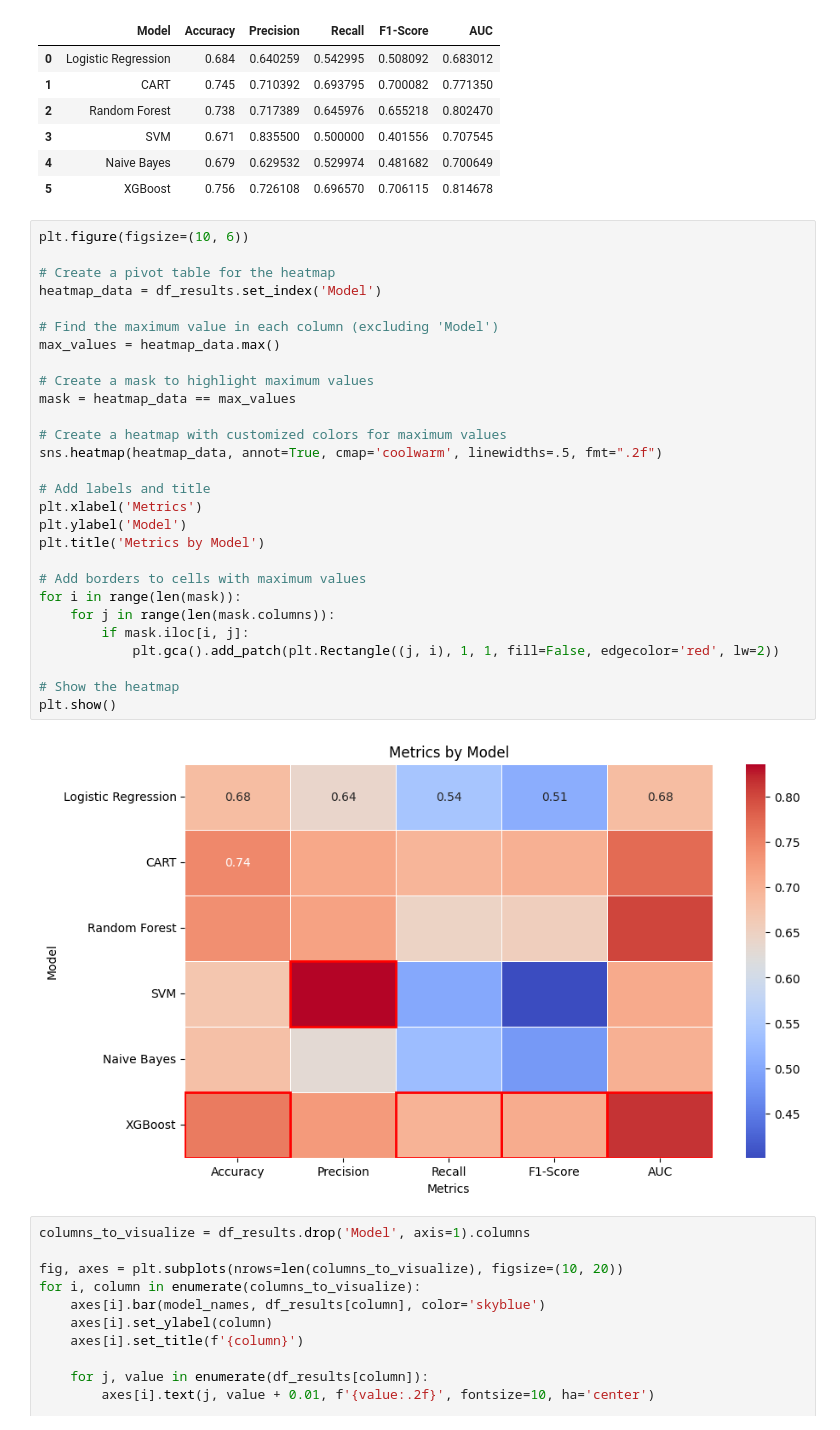
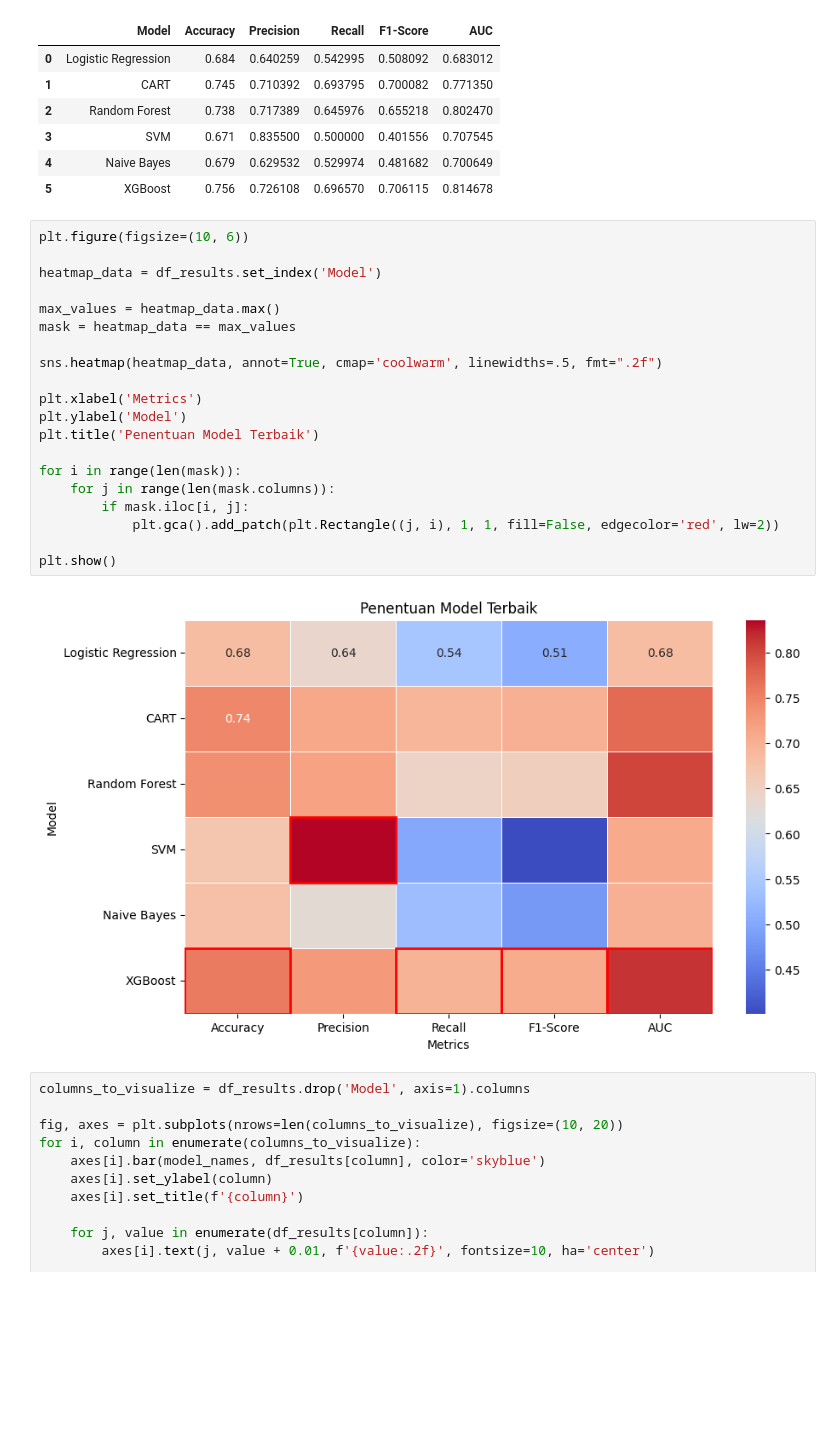
Before and after one commit to taufiksatrian/DigitalentKominfo, a Jupyter notebook: Modul4/Praktikum4.ipynb, the cells around one changed output. Drawn from its saved outputs; the diff is of its cells as text; blank space fills up the shorter version.

```diff
--- a/Modul4/Praktikum4.ipynb
+++ b/Modul4/Praktikum4.ipynb
@@ -304,33 +304,25 @@ df_results
 # %%
 plt.figure(figsize=(10, 6))
 
-# Create a pivot table for the heatmap
 heatmap_data = df_results.set_index('Model')
 
-# Find the maximum value in each column (excluding 'Model')
 max_values = heatmap_data.max()
-
-# Create a mask to highlight maximum values
 mask = heatmap_data == max_values
 
-# Create a heatmap with customized colors for maximum values
 sns.heatmap(heatmap_data, annot=True, cmap='coolwarm', linewidths=.5, fmt=".2f")
 
-# Add labels and title
 plt.xlabel('Metrics')
 plt.ylabel('Model')
-plt.title('Metrics by Model')
+plt.title('Penentuan Model Terbaik')
 
-# Add borders to cells with maximum values
 for i in range(len(mask)):
     for j in range(len(mask.columns)):
         if mask.iloc[i, j]:
             plt.gca().add_patch(plt.Rectangle((j, i), 1, 1, fill=False, edgecolor='red', lw=2))
 
-# Show the heatmap
 plt.show()
 # %% [output]
-[figure, old version]
+[figure, new version]
 # %%
 columns_to_visualize = df_results.drop('Model', axis=1).columns
 
```
Also changed, not shown: parts of 2 cells of this notebook, 2 other files.
